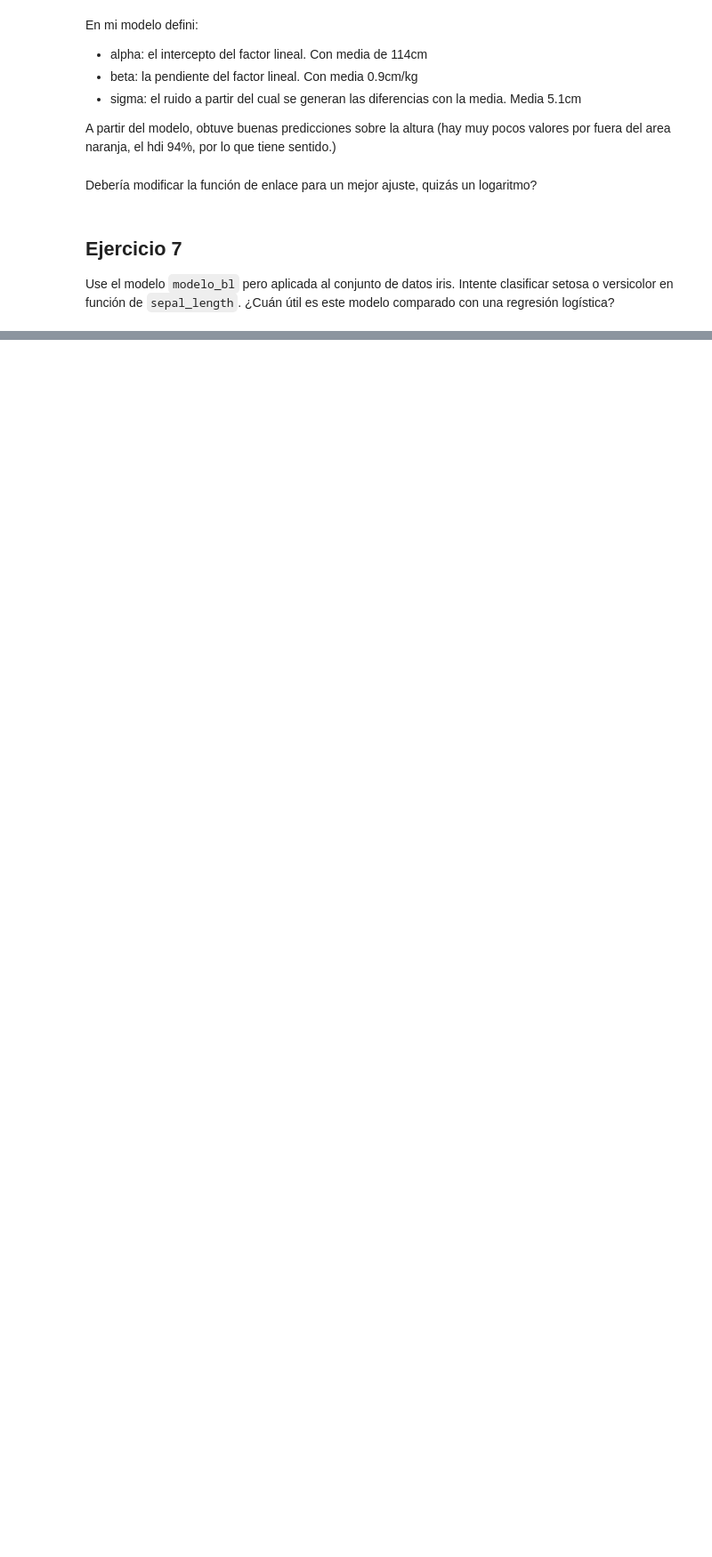
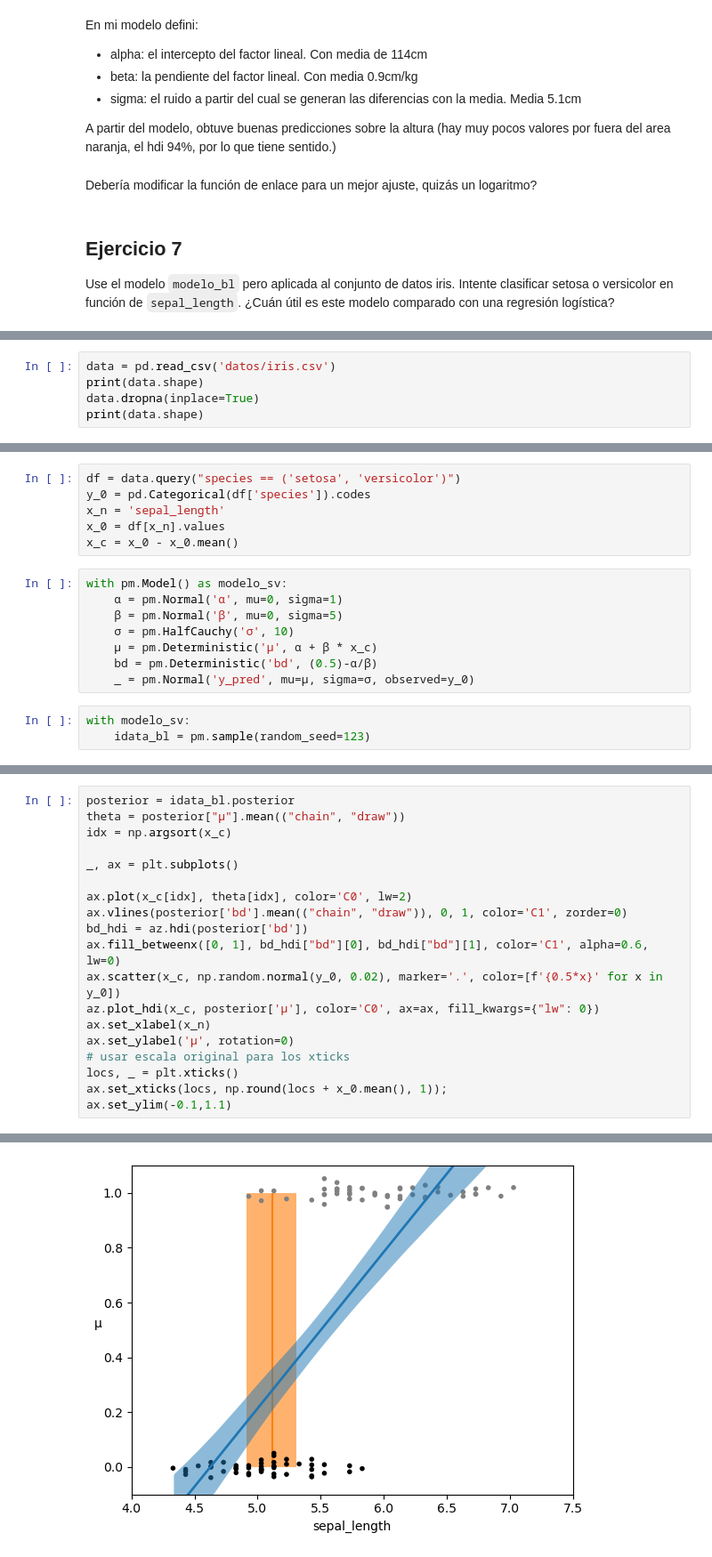
Before and after one commit to ulrich-marcelo/estadistica_e_inferencia_II, a Jupyter notebook: 05_GLMS_Ulrich.ipynb, the cells around one changed output, grey strips where cells are left out. Shown at 89% size. Saved outputs shown, nothing was run; the diff lists cells and outputs as text; blank space fills up the shorter version.

```diff
--- a/05_GLMS_Ulrich.ipynb
+++ b/05_GLMS_Ulrich.ipynb
@@ -505,0 +514,5 @@ Use el modelo `modelo_bl` pero aplicada al conjunto de datos iris. Intente clasi
+# %%
+data = pd.read_csv('datos/iris.csv')
+print(data.shape)
+data.dropna(inplace=True)
+print(data.shape)
@@ -505,0 +522,17 @@ Use el modelo `modelo_bl` pero aplicada al conjunto de datos iris. Intente clasi
+# %%
+df = data.query("species == ('setosa', 'versicolor')")
+y_0 = pd.Categorical(df['species']).codes
+x_n = 'sepal_length'
+x_0 = df[x_n].values
+x_c = x_0 - x_0.mean()
+# %%
+with pm.Model() as modelo_sv:
+    α = pm.Normal('α', mu=0, sigma=1)
+    β = pm.Normal('β', mu=0, sigma=5)
+    σ = pm.HalfCauchy('σ', 10)
+    μ = pm.Deterministic('μ', α + β * x_c)
+    bd = pm.Deterministic('bd', (0.5)-α/β)
+    _ = pm.Normal('y_pred', mu=μ, sigma=σ, observed=y_0)
+# %%
+with modelo_sv:
+    idata_bl = pm.sample(random_seed=123)
@@ -505,0 +549,20 @@ Use el modelo `modelo_bl` pero aplicada al conjunto de datos iris. Intente clasi
+# %%
+posterior = idata_bl.posterior
+theta = posterior["μ"].mean(("chain", "draw"))
+idx = np.argsort(x_c)
+
+_, ax = plt.subplots()
+
+ax.plot(x_c[idx], theta[idx], color='C0', lw=2)
+ax.vlines(posterior['bd'].mean(("chain", "draw")), 0, 1, color='C1', zorder=0)
+bd_hdi = az.hdi(posterior['bd'])
+ax.fill_betweenx([0, 1], bd_hdi["bd"][0], bd_hdi["bd"][1], color='C1', alpha=0.6, lw=0)
+ax.scatter(x_c, np.random.normal(y_0, 0.02), marker='.', color=[f'{0.5*x}' for x in y_0])
+az.plot_hdi(x_c, posterior['μ'], color='C0', ax=ax, fill_kwargs={"lw": 0})
+ax.set_xlabel(x_n)
+ax.set_ylabel('μ', rotation=0)
+# usar escala original para los xticks
+locs, _ = plt.xticks()
+ax.set_xticks(locs, np.round(locs + x_0.mean(), 1));
+ax.set_ylim(-0.1,1.1)
+# %% [output]
@@ -505,0 +570 @@ Use el modelo `modelo_bl` pero aplicada al conjunto de datos iris. Intente clasi
+[figure, added]
```
Also changed, not shown: parts of 17 cells of this notebook.
